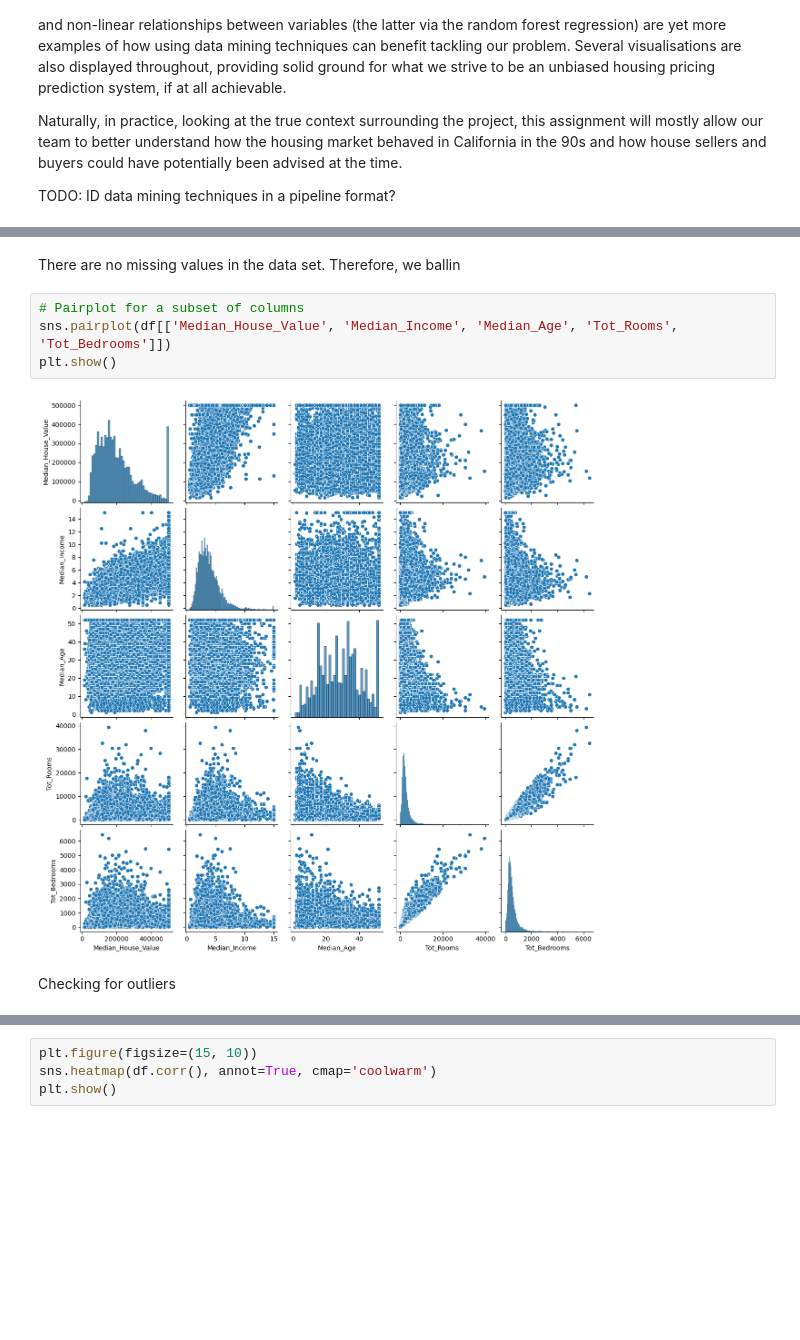
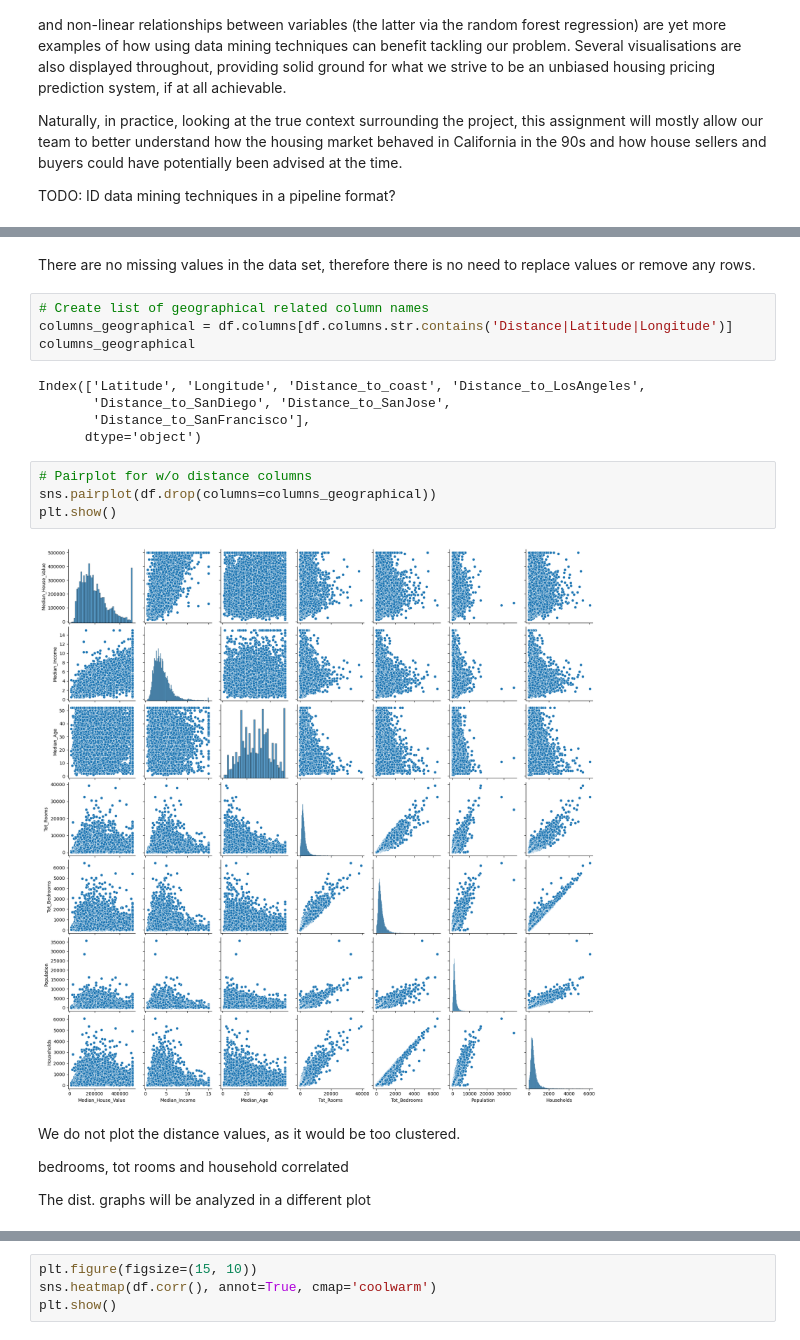
Before and after one commit to JADS-GROUP8/DM, a Jupyter notebook: Data_Mining_Assignment_1.ipynb, the cells around one changed output, grey strips where cells are left out. Cells and saved outputs as stored; diff of their text form; blank space fills up the shorter version.

```diff
--- a/Data_Mining_Assignment_1.ipynb
+++ b/Data_Mining_Assignment_1.ipynb
@@ -98,12 +108,25 @@ Distance_to_SanJose         0
 Distance_to_SanFrancisco    0
 dtype: int64
 # %% [markdown]
-There are no missing values in the data set. Therefore, we ballin
+There are no missing values in the data set, therefore there is no need to replace values or remove any rows.
+# %%
+# Create list of geographical related column names
+columns_geographical = df.columns[df.columns.str.contains('Distance|Latitude|Longitude')]
+columns_geographical
+# %% [output]
+Index(['Latitude', 'Longitude', 'Distance_to_coast', 'Distance_to_LosAngeles',
+       'Distance_to_SanDiego', 'Distance_to_SanJose',
+       'Distance_to_SanFrancisco'],
+      dtype='object')
 # %%
-# Pairplot for a subset of columns
-sns.pairplot(df[['Median_House_Value', 'Median_Income', 'Median_Age', 'Tot_Rooms', 'Tot_Bedrooms']])
+# Pairplot for w/o distance columns
+sns.pairplot(df.drop(columns=columns_geographical))
 plt.show()
 # %% [output]
-[figure, old version]
+[figure, new version]
-# %% [markdown]
-Checking for outliers
+# %% [markdown]
+We do not plot the distance values, as it would be too clustered.
+
+bedrooms, tot rooms and household correlated
+
+The dist. graphs will be analyzed in a different plot
```
Also changed, not shown: parts of 46 cells of this notebook.
